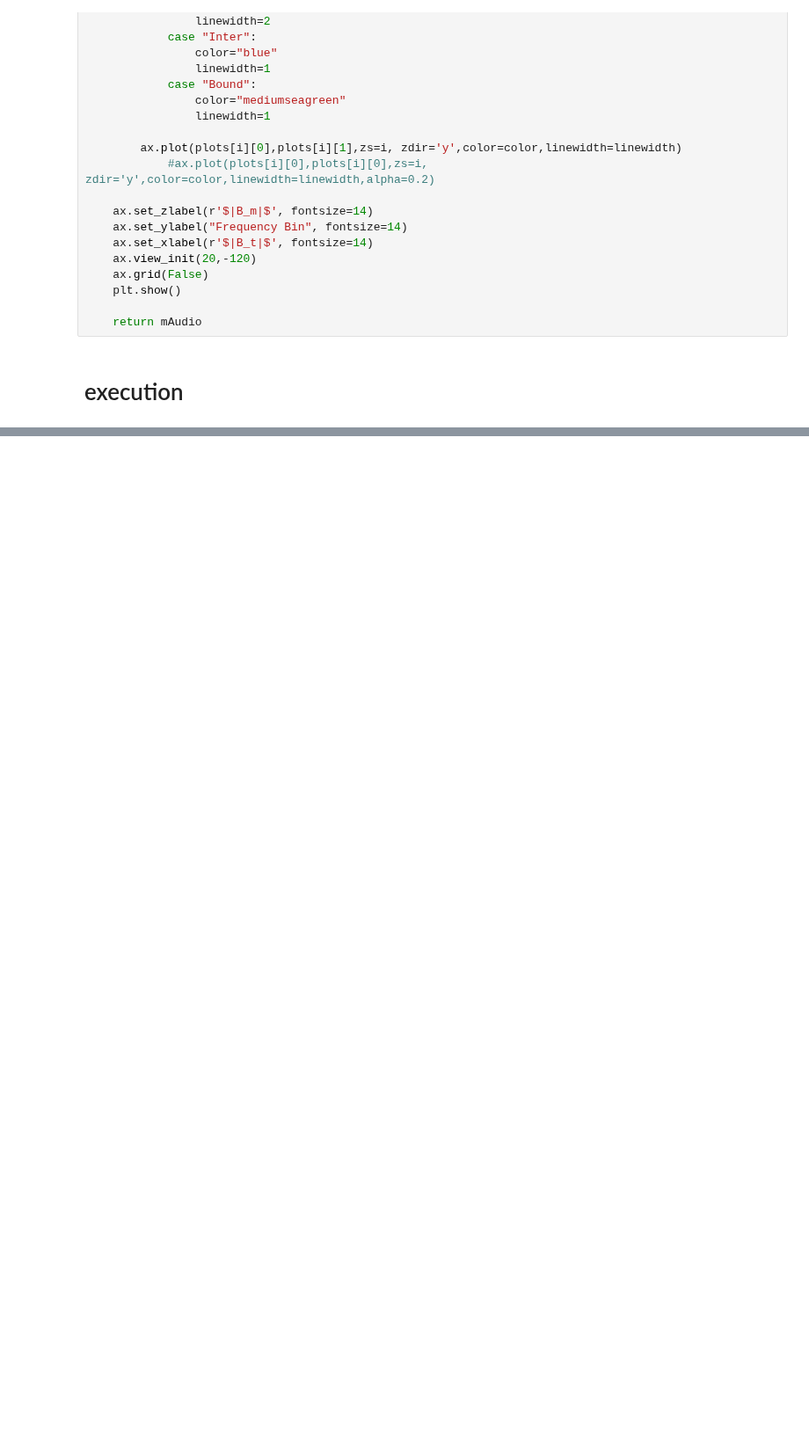
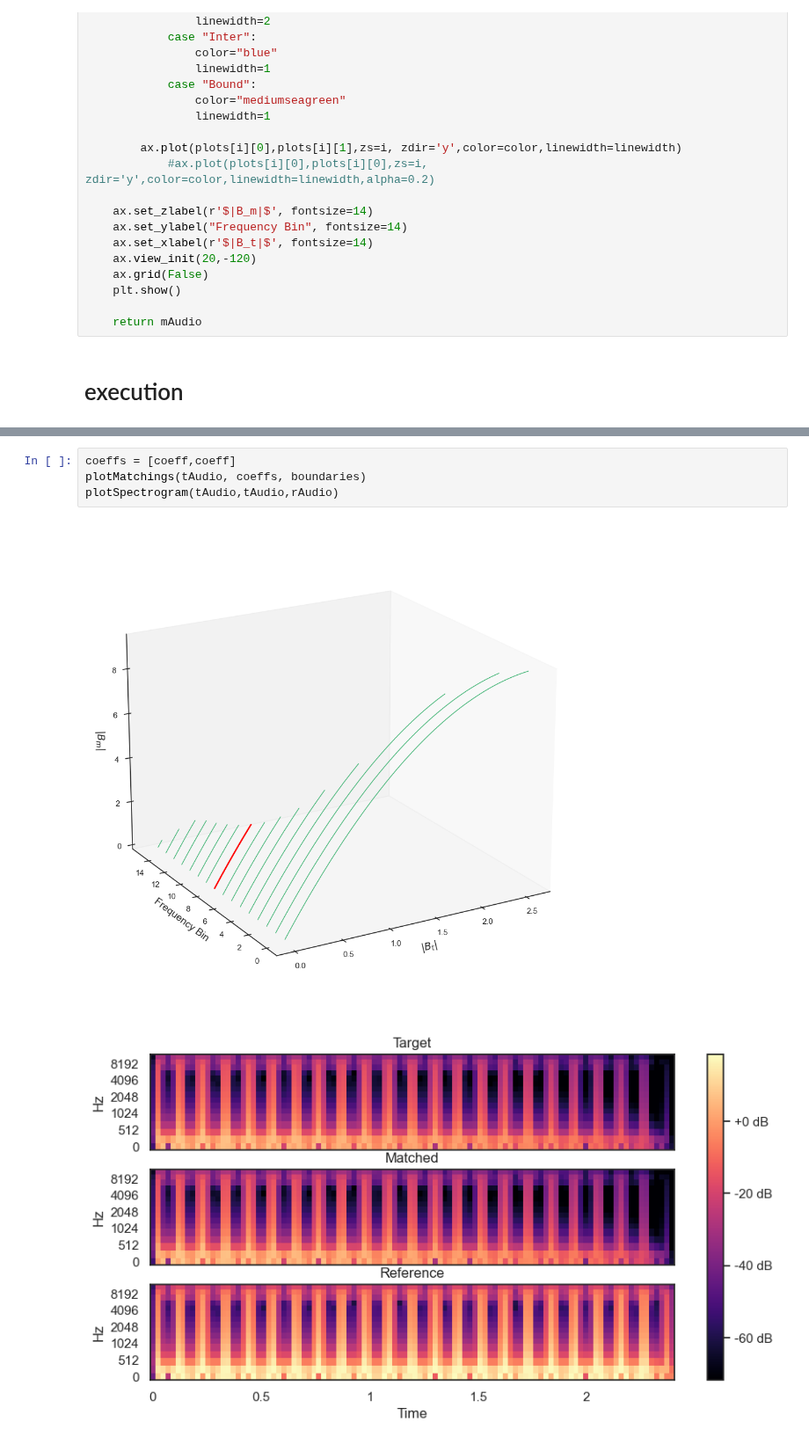
Before and after one commit to Mrozinskikj/MSci-Project, a Jupyter notebook: clean.ipynb, the cells around one changed output, grey strips where cells are left out. Shown at 88% size. Drawn from its saved outputs; the diff is of its cells as text; blank space fills up the shorter version.

```diff
--- a/clean.ipynb
+++ b/clean.ipynb
@@ -525,0 +585,7 @@ array([[ 9.5100543e-03+0.0000000e+00j, -4.7646418e+00+0.0000000e+00j,
+# %%
+coeffs = [coeff,coeff]
+plotMatchings(tAudio, coeffs, boundaries)
+plotSpectrogram(tAudio,tAudio,rAudio)
+# %% [output]
+[figure, added]
+[figure, added]
```
Also changed, not shown: parts of 6 cells of this notebook.
